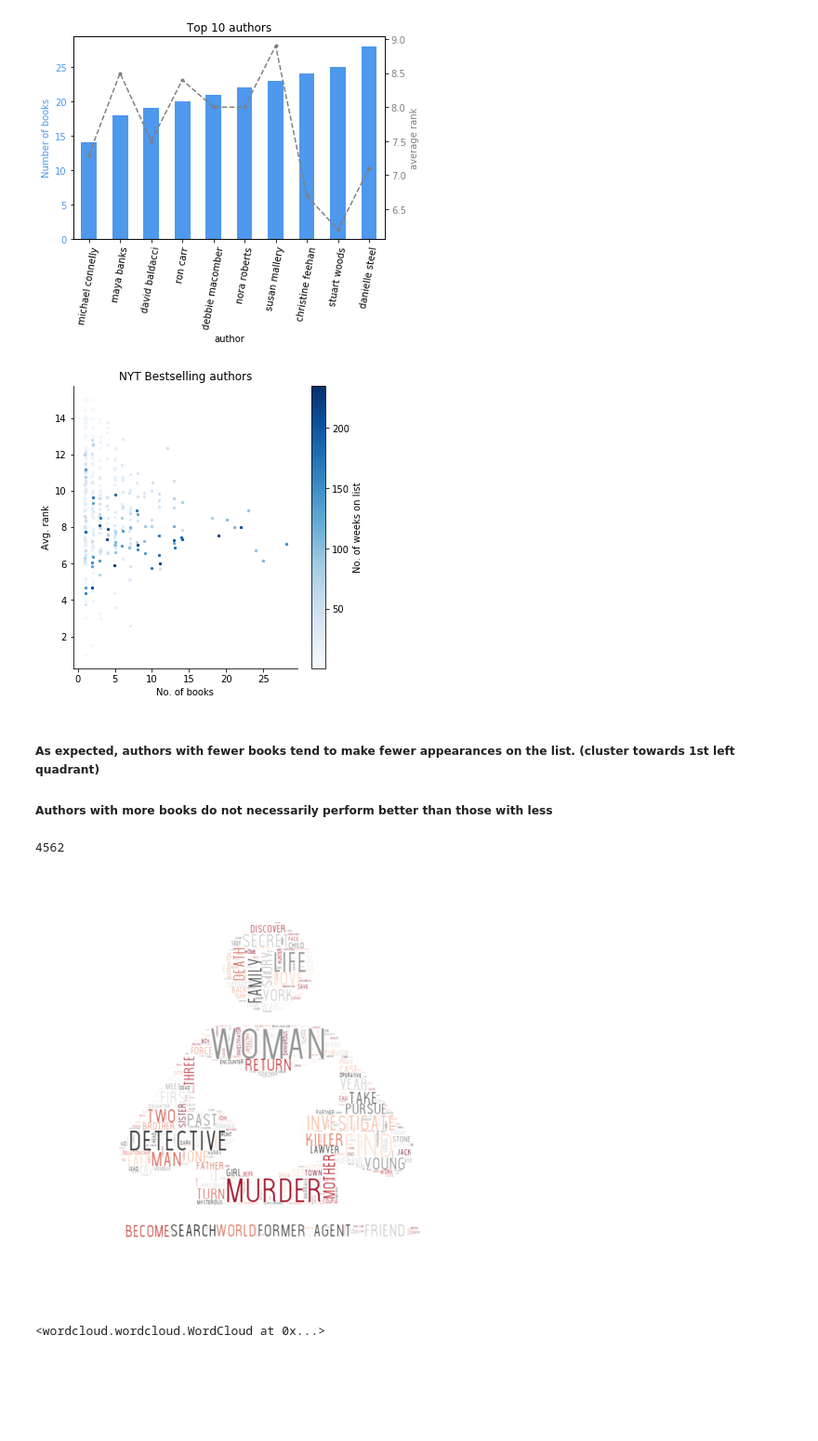
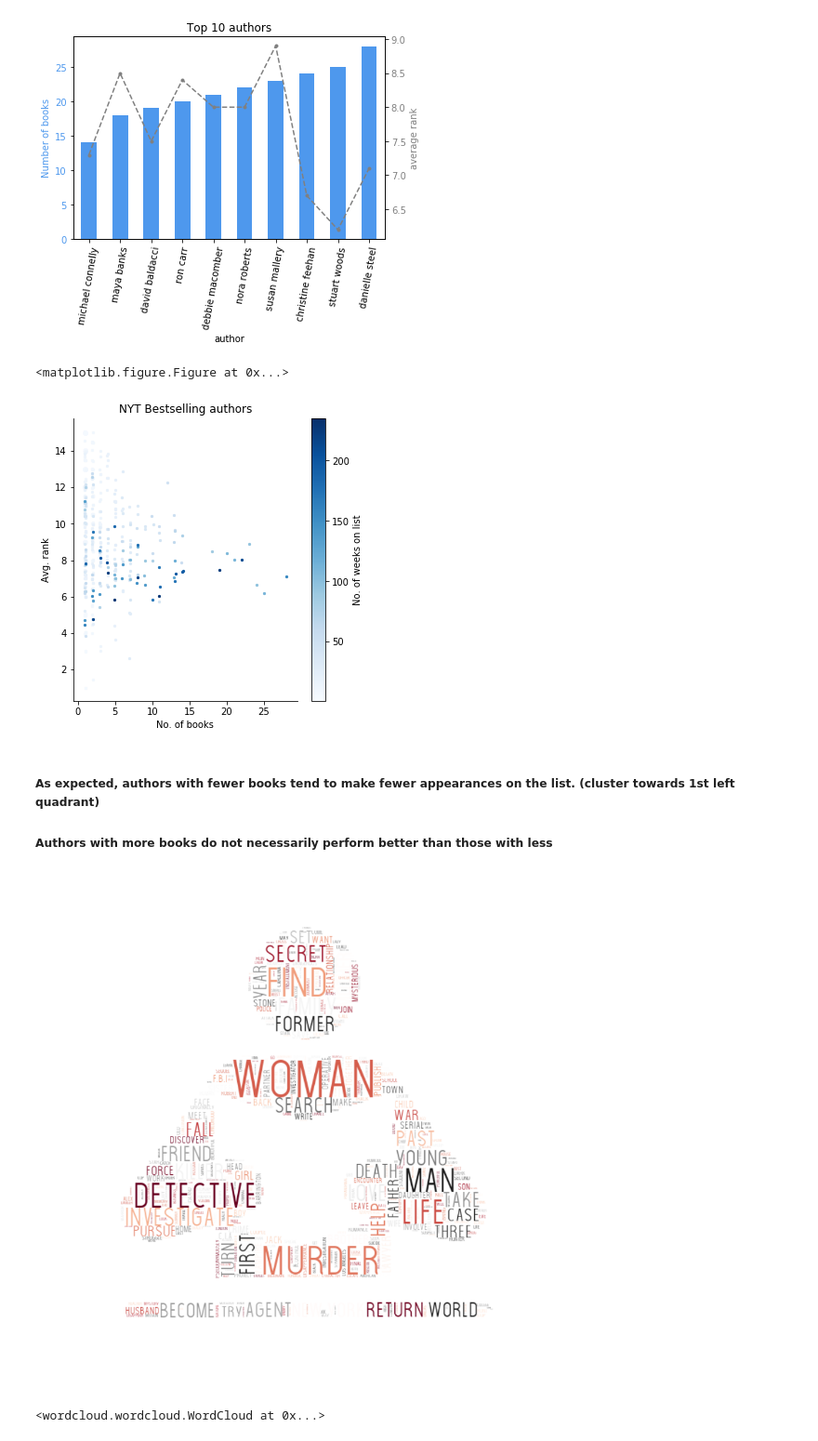
Before and after one commit to sherry-tan/AnalyticsProjects, a Jupyter notebook: nytbestsellers/NYT Bestseller Lists Analysis.ipynb, the cells around one changed output. Shown at 93% size. Drawn from its saved outputs; the diff is of its cells as text; code cells hidden in the pictures; blank space fills up the shorter version.

```diff
--- a/nytbestsellers/NYT Bestseller Lists Analysis.ipynb
+++ b/nytbestsellers/NYT Bestseller Lists Analysis.ipynb
@@ -309,6 +340,8 @@ import seaborn as sns
 import matplotlib.cm as cm
 import matplotlib.colors as mcolors
 
+
+g = plt.figure(figsize=(12,8))
 
 g = sns.lmplot( x='numtitles', y='avgrank', data=newdf, fit_reg=False, hue ='appearances',
                   legend = False, scatter_kws={"alpha":1,"s":5},
@@ -332,8 +365,11 @@ plt.ylabel('Avg. rank')
 plt.xlabel('No. of books')
 plt.title("NYT Bestselling authors")
 
+g.savefig('bestselling.png', bbox_inches = 'tight', dpi = 200)
 plt.show()
+#help(plt.savefig)
 # %% [output]
+<matplotlib.figure.Figure at 0x...>
 [figure]
 # %% [markdown]
 ##### As expected, authors with fewer books tend to make fewer appearances on the list. (cluster towards 1st left quadrant)
@@ -345,6 +381,7 @@ plt.show()
 #df_cleaned = df_cleaned.dropna(subset=['description'])
 df_desc = df_cleaned['description'].unique()
 text = ' '.join(desc for desc in df_desc)
+text = text.lower()
 
 from nltk.tokenize import sent_tokenize, word_tokenize
 from nltk.tokenize import MWETokenizer
@@ -353,8 +390,8 @@ from nltk.corpus import wordnet
 from nltk.corpus import stopwords
 import nltk
 
-# mwetokenizer = MWETokenizer([('New', "York"), ('New','Hampshire'), ('Los','Angeles'),
-#                            ('new','book'),('New','Orleans')])
+mwetokenizer = MWETokenizer([('new', 'york'), ('new','hampshire'), ('los','angeles'),
+                            ('new','book'),('new','orleans')],separator = ' ')
 
 def get_wordnet_pos(treebank_tag):
 
@@ -369,63 +406,65 @@ def get_wordnet_pos(treebank_tag):
     else:
         return None
 
-word_tokens = word_tokenize(text.decode('utf','ignore'))
-#word_tokens = mwetokenizer.tokenize(word_tokens)
+word_tokens = word_tokenize(text)
+#print(word_tokens)
+word_tokens = mwetokenizer.tokenize(word_tokens)
 
 tagged = nltk.pos_tag(word_tokens)
 lemmatizer = WordNetLemmatizer()
 
 dct = {}
-stopw = set(stopwords.words("english")+["novel", "book", "trilogy", "series", "new", "must"])
+stopw = set(stopwords.words("english")+["novel", "book", "trilogy", "series", "new", "must",
+                                       "one","two", "story", "author", "writer"])
 
 for word, tag in tagged:
     wntag = get_wordnet_pos(tag)
-    word = word.lower()
-    if ((word not in stopw) & word.isalpha()):
-        if wntag is None:# not supply tag in case of None
-            lemma = lemmatizer.lemmatize(word)
-        else:
-            lemma = lemmatizer.lemmatize(word, pos=wntag)
-        dct[lemma]=dct.get(lemma,0) + 1
+    #word = word.lower()
+    #if word not in stopw:
+    if wntag is None:# not supply tag in case of None
+        lemma = lemmatizer.lemmatize(word)
+    else:
+        lemma = lemmatizer.lemmatize(word, pos=wntag)
 
-sorted(dct.iteritems(), reverse=False)
-len(dct)
+    if ((len(word)>2) & ('\'' not in word)):
+        if lemma not in stopw:
+            dct[lemma]=dct.get(lemma,0) + 1
-# %% [output]
-4562
 # %%
 ### need to do something about the color!
 import random
 from PIL import Image
 from wordcloud import WordCloud, ImageColorGenerator, STOPWORDS
 #from palettable.colorbrewer.qualitative import Dark2_8
 import matplotlib
 import matplotlib.pyplot as plt
 
 
 folder = ""
 font_path = "TheLightFont.ttf"
 
 imagefile = "read"
 
 image_path = folder + "%s.png" % imagefile
 icon = Image.open(image_path).convert("RGBA")
 
 mask = Image.new("RGB", icon.size, (255,255,255))
 mask.paste(icon,icon)
 mask = np.array(mask)
 
 
-wc = WordCloud(font_path = font_path, background_color="white", max_words=1000, mask=mask,
-               max_font_size=90, random_state=100,
-               colormap=matplotlib.cm.RdGy)
+wc = WordCloud(font_path = font_path, background_color="white", max_words=500, mask=mask,
+               max_font_size=90, random_state=77,
+               colormap=matplotlib.cm.RdGy, width = 1200, height = 800)
+
 wc.generate_from_frequencies(dct)
 
-plt.figure(figsize=[12,8])
+plt.figure(figsize=(24,16))
 
 plt.imshow(wc, interpolation="bilinear")
 plt.axis("off")
+plt.savefig('fiction.png', bbox_inches='tight', dpi=600)
 plt.show()
-wc.to_file("NYTFiction-combined.png")
+wc.to_file("NYTFiction-combined2.png")
 # %% [output]
-[figure, old version]
+[figure, new version]
 <wordcloud.wordcloud.WordCloud at 0x...>
```
Also changed, not shown: parts of 10 cells of this notebook, 7 other files.
